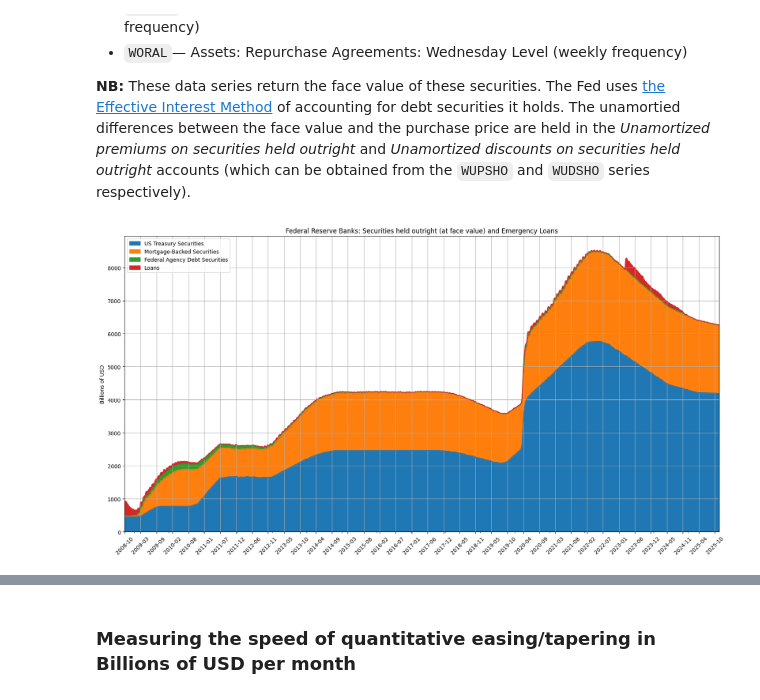
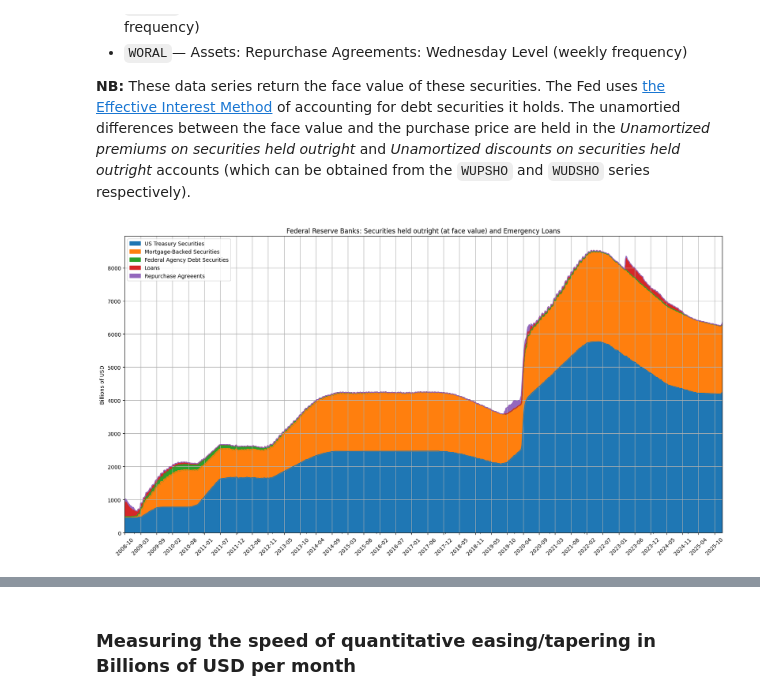
Before and after one commit to ilchen/US_Economic_Data_Analysis, a Jupyter notebook: Quantitative_Easing_and_Tapering.ipynb, the cells around one changed output, grey strips where cells are left out. Cells and saved outputs as stored; diff of their text form; code cells hidden in the pictures.

```diff
--- a/Quantitative_Easing_and_Tapering.ipynb
+++ b/Quantitative_Easing_and_Tapering.ipynb
@@ -53,12 +53,12 @@ SEC_HELD_OUTRIGHT_SPEED_MA = 'Speed of Quantitative Easing or Tapering in Billio
 LEFT_Y_AXIS_LABEL = 'Billions of USD'
 LEFT_Y_AXIS_LABEL_SPEED = 'Billions of USD per Month'
 # %%
-ax = sec_held_outright.iloc[:,:4].plot.area(figsize=(20,10), grid=True, title=SEC_HELD_OUTRIGHT_AND_LOANS_COMPOSITION_TITLE,
+ax = sec_held_outright.plot.area(figsize=(20,10), grid=True, title=SEC_HELD_OUTRIGHT_AND_LOANS_COMPOSITION_TITLE,
                           xticks=sec_held_outright.index[::24], xlabel='', rot=45,
                           ylabel=LEFT_Y_AXIS_LABEL) #, yticks=np.arange(0, 25e3, 2.5e3))
 _ = ax.set_xticklabels(list(map('{:%Y-%m}'.format, sec_held_outright.index[::24])))
 # %% [output]
-[figure, old version]
+[figure, new version]
 # %%
 # This piece of code caters to edge cases where a Wednesday falls on the start of a month and also happens to be a public
 # holiday in the US. In this case it's correct to attribute the level of securities held by the Fed on that Wednesday
```
Also changed, not shown: parts of 11 cells of this notebook.
